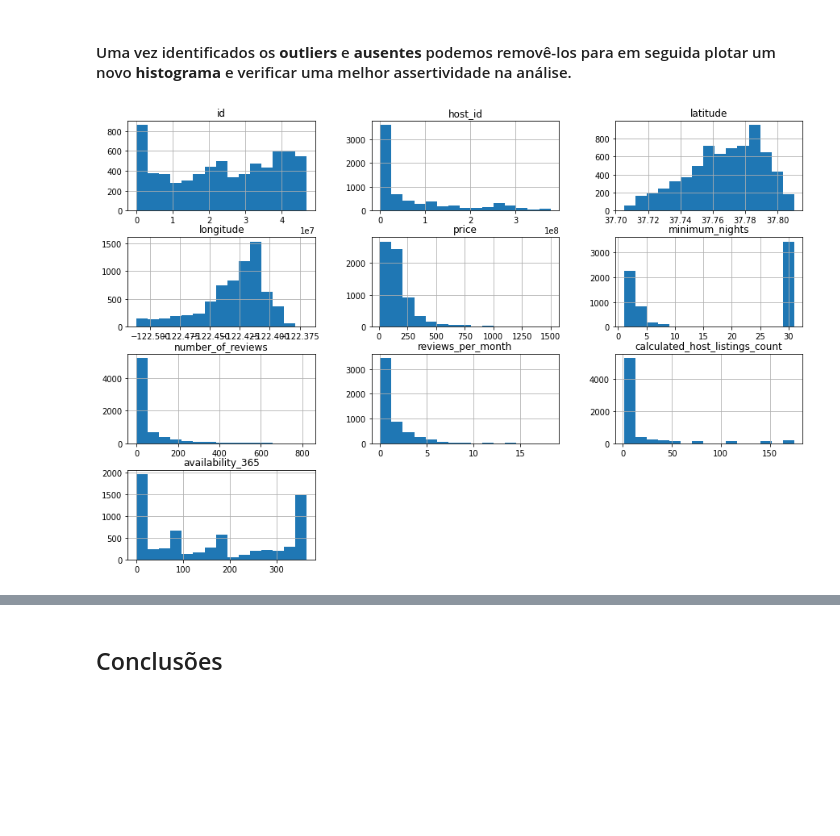
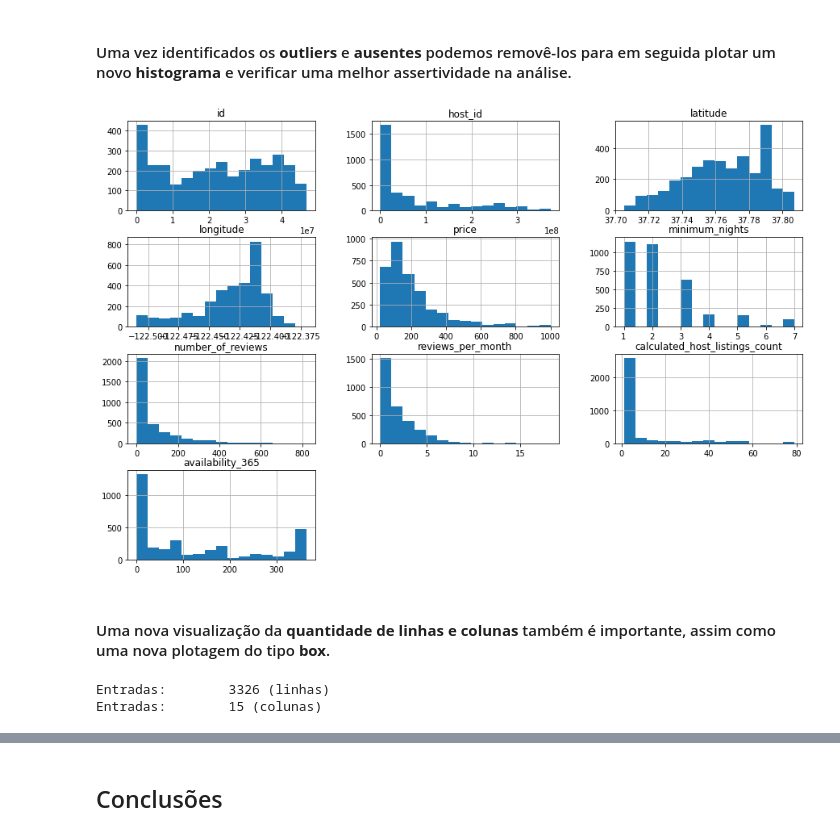
Before and after one commit to wallacecarlis/data_science, a Jupyter notebook: Projeto_de_Análise_de_dados_do_Airbnb_San_Francisco.ipynb, the cells around one changed output, grey strips where cells are left out. Cells and saved outputs as stored; diff of their text form; code cells hidden in the pictures; blank space fills up the shorter version.

```diff
--- a/Projeto_de_Análise_de_dados_do_Airbnb_San_Francisco.ipynb
+++ b/Projeto_de_Análise_de_dados_do_Airbnb_San_Francisco.ipynb
@@ -205,13 +223,22 @@ price - valores acima de 1500
 # %%
 # Removendo os valores outliers e inserindo o conteúdo em um novo DataFrame (cópia):
 df_clean = df.copy()
-df_clean.drop(df_clean[df_clean.price > 1500].index, axis = 0, inplace = True)
-df_clean.drop(df_clean[df_clean.minimum_nights > 31].index, axis = 0, inplace = True)
+df_clean.drop(df_clean[df_clean.price > 1000].index, axis = 0, inplace = True)
+df_clean.drop(df_clean[df_clean.minimum_nights > 7].index, axis = 0, inplace = True)
 
 # Removendo os valores ausentes:
 df_clean.drop("neighbourhood_group", axis = 1, inplace = True)
 
 # Plotando um novo histograma para as variáveis:
 df_clean.hist(bins = 15, figsize = (15, 10));
 # %% [output]
-[figure, old version]
+[figure, new version]
+# %% [markdown]
+#### Uma nova visualização da **quantidade de linhas e colunas** também é importante, assim como uma nova plotagem do tipo **box**.
+# %%
+# Identificando a quantidade de linhas e colunas da base de dados atualizada:
+print(f"Entradas:\t {df_clean.shape[0]} (linhas)")
+print(f"Entradas:\t {df_clean.shape[1]} (colunas)")
+# %% [output]
+Entradas:        3326 (linhas)
+Entradas:        15 (colunas)
```
Also changed, not shown: parts of 38 cells of this notebook.
